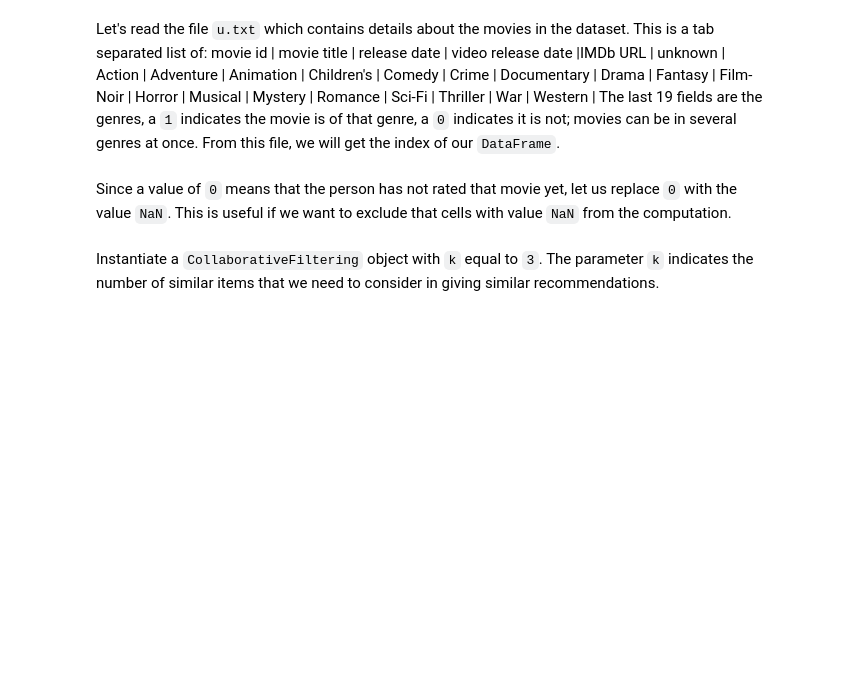
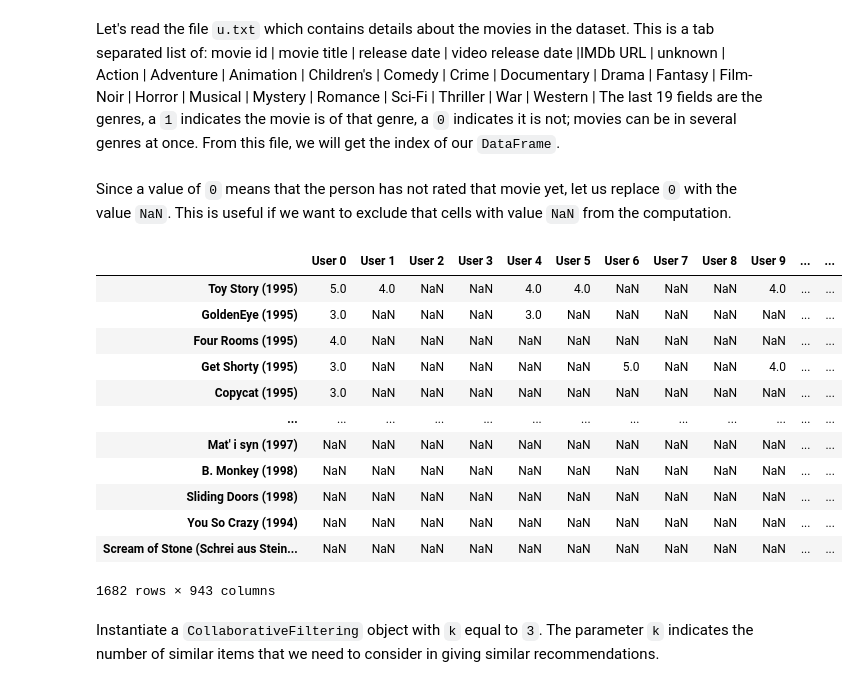
Before and after one commit to angelocguerra/csmodel-notebooks, a Jupyter notebook: 9 - Collaborative Filtering on Movie Dataset/9 - Collaborative Filtering on Movie Dataset - Blank.ipynb, the cells around one changed output. Cells and saved outputs as stored; diff of their text form; code cells hidden in the pictures; blank space fills up the shorter version.

```diff
--- a/9 - Collaborative Filtering on Movie Dataset/9 - Collaborative Filtering on Movie Dataset - Blank.ipynb
+++ b/9 - Collaborative Filtering on Movie Dataset/9 - Collaborative Filtering on Movie Dataset - Blank.ipynb
@@ -228,6 +316,22 @@ ml_df.columns = ['User ' + str(x) for x in range(943)]
 Since a value of `0` means that the person has not rated that movie yet, let us replace `0` with the value `NaN`. This is useful if we want to exclude that cells with value `NaN` from the computation.
 # %%
 # Write your code here
+ml_df = ml_df.replace(0, np.nan)
+ml_df
+# %% [output]
+|  | User 0 | User 1 | User 2 | User 3 | User 4 | User 5 | User 6 | User 7 | User 8 | User 9 | ... | ... |
+| Toy Story (1995) | 5.0 | 4.0 | NaN | NaN | 4.0 | 4.0 | NaN | NaN | NaN | 4.0 | ... | ... |
+| GoldenEye (1995) | 3.0 | NaN | NaN | NaN | 3.0 | NaN | NaN | NaN | NaN | NaN | ... | ... |
+| Four Rooms (1995) | 4.0 | NaN | NaN | NaN | NaN | NaN | NaN | NaN | NaN | NaN | ... | ... |
+| Get Shorty (1995) | 3.0 | NaN | NaN | NaN | NaN | NaN | 5.0 | NaN | NaN | 4.0 | ... | ... |
+| Copycat (1995) | 3.0 | NaN | NaN | NaN | NaN | NaN | NaN | NaN | NaN | NaN | ... | ... |
+| ... | ... | ... | ... | ... | ... | ... | ... | ... | ... | ... | ... | ... |
+| Mat' i syn (1997) | NaN | NaN | NaN | NaN | NaN | NaN | NaN | NaN | NaN | NaN | ... | ... |
+| B. Monkey (1998) | NaN | NaN | NaN | NaN | NaN | NaN | NaN | NaN | NaN | NaN | ... | ... |
+| Sliding Doors (1998) | NaN | NaN | NaN | NaN | NaN | NaN | NaN | NaN | NaN | NaN | ... | ... |
+| You So Crazy (1994) | NaN | NaN | NaN | NaN | NaN | NaN | NaN | NaN | NaN | NaN | ... | ... |
+| Scream of Stone (Schrei aus Stein... | NaN | NaN | NaN | NaN | NaN | NaN | NaN | NaN | NaN | NaN | ... | ... |
+1682 rows × 943 columns
 # %% [markdown]
 Instantiate a `CollaborativeFiltering` object with `k` equal to `3`. The parameter `k` indicates the number of similar items that we need to consider in giving similar recommendations.
 # %%
```
Also changed, not shown: parts of 47 cells of this notebook.
